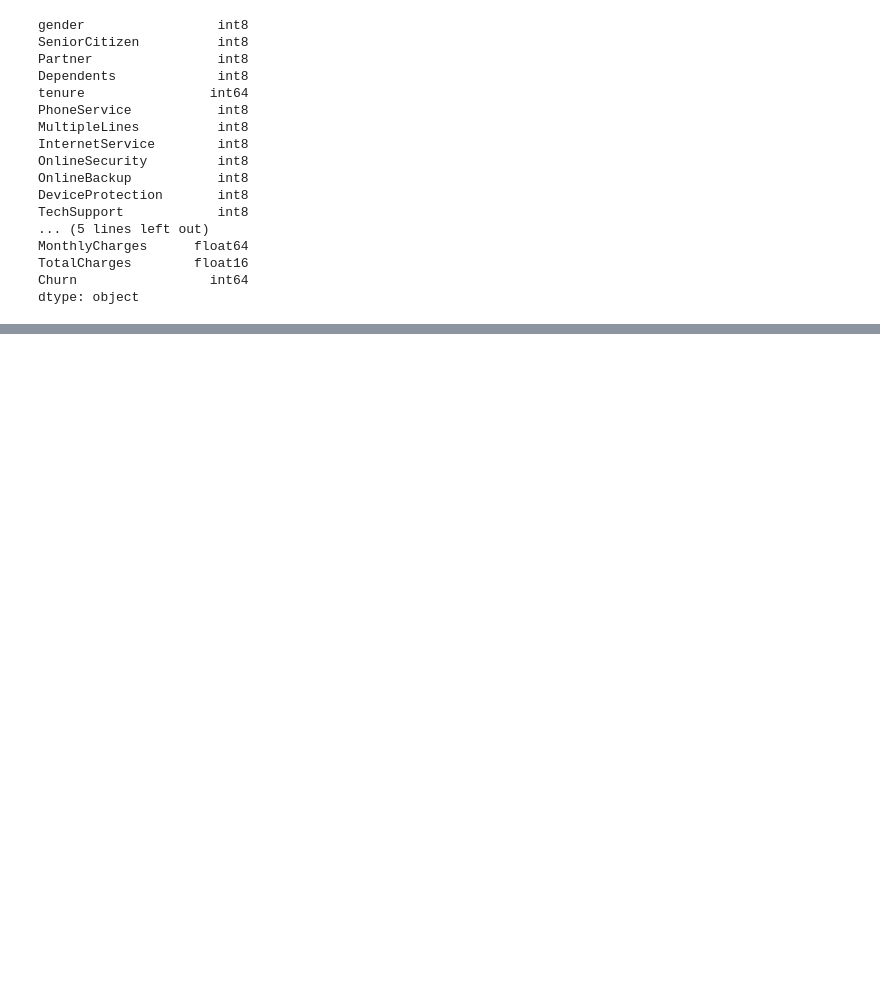
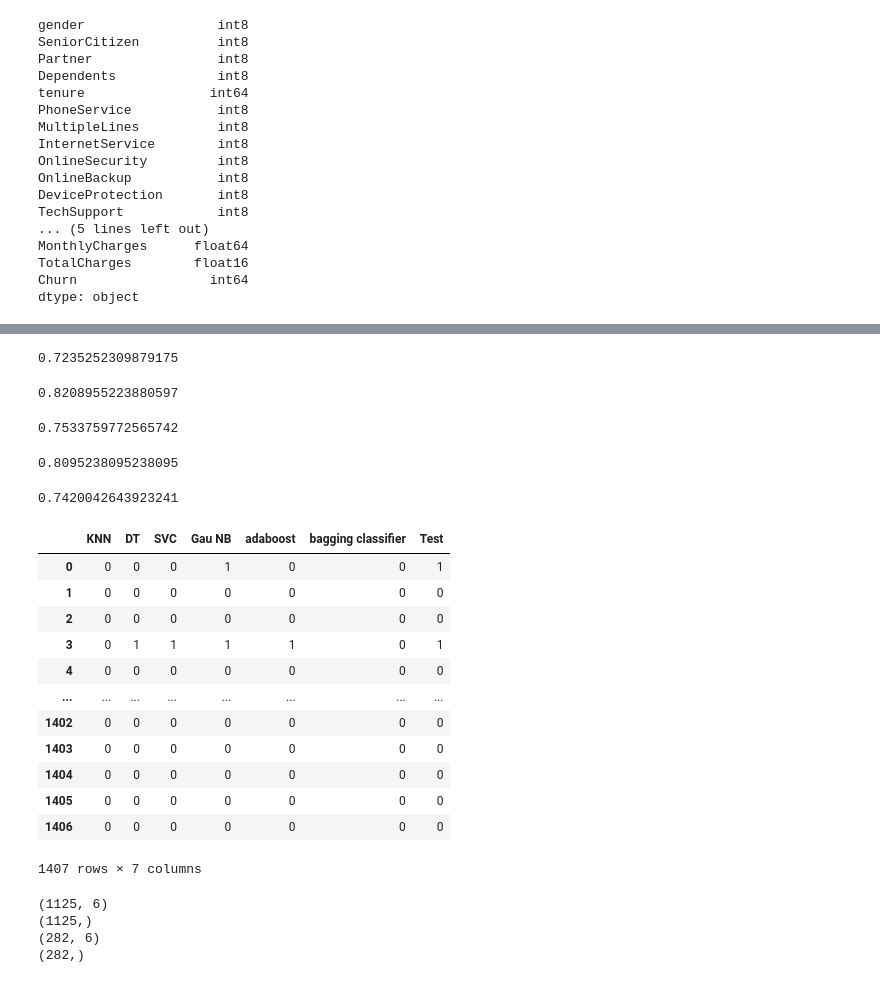
Before and after one commit to Shankar0x/CSE305_EnsembleChurnProject, a Jupyter notebook: main.ipynb, the cells around one changed output, grey strips where cells are left out. Saved outputs shown, nothing was run; the diff lists cells and outputs as text; code cells hidden in the pictures; blank space fills up the shorter version.

```diff
--- a/main.ipynb
+++ b/main.ipynb
@@ -650,0 +777,77 @@ dtype: object
+# %%
+# DT
+from sklearn import tree
+clf = tree.DecisionTreeClassifier()
+clf = clf.fit(x_train, y_train)
+y_pred_2 = clf.predict(x_test)
+print(metrics.accuracy_score(y_test, y_pred_2))
+# %% [output]
+0.7235252309879175
+# %%
+# SVM
+import numpy as np
+from sklearn.pipeline import make_pipeline
+from sklearn.preprocessing import StandardScaler
+from sklearn.svm import SVC
+clf = make_pipeline(StandardScaler(), SVC(gamma='auto'))
+clf.fit(X, y)
+y_pred_3 = clf.predict(x_test)
+print(metrics.accuracy_score(y_test, y_pred_3))
+# %% [output]
+0.8208955223880597
+# %%
+# GNB
+from sklearn.naive_bayes import GaussianNB
+clf = GaussianNB()
+clf.fit(x_train, y_train)
+y_pred_4 = clf.predict(x_test)
+print(metrics.accuracy_score(y_test, y_pred_4))
+# %% [output]
+0.7533759772565742
+# %%
+# AdaBoost
+from sklearn.ensemble import AdaBoostClassifier
+clf = AdaBoostClassifier(n_estimators=100, random_state=0)
+clf.fit(x_train, y_train)
+y_pred_5 = clf.predict(x_test)
+print(metrics.accuracy_score(y_test, y_pred_5))
+# %% [output]
+0.8095238095238095
+# %%
+# Bagging classifier
+from sklearn.svm import SVC
+from sklearn.ensemble import BaggingClassifier
+clf = BaggingClassifier(base_estimator=SVC(),
+                        n_estimators=10, random_state=0).fit(x_train, y_train)
+y_pred_6 = clf.predict(x_test)
+print(metrics.accuracy_score(y_test, y_pred_6))
+# %% [output]
+0.7420042643923241
+# %%
+new_df = pd.DataFrame(list(zip(y_pred_1, y_pred_2, y_pred_3, y_pred_4, y_pred_5, y_pred_6, y_test)), columns=['KNN','DT','SVC','Gau NB',  'adaboost','bagging classifier','Test'])
+new_df
+# %% [output]
+|  | KNN | DT | SVC | Gau NB | adaboost | bagging classifier | Test |
+| 0 | 0 | 0 | 0 | 1 | 0 | 0 | 1 |
+| 1 | 0 | 0 | 0 | 0 | 0 | 0 | 0 |
+| 2 | 0 | 0 | 0 | 0 | 0 | 0 | 0 |
+| 3 | 0 | 1 | 1 | 1 | 1 | 0 | 1 |
+| 4 | 0 | 0 | 0 | 0 | 0 | 0 | 0 |
+| ... | ... | ... | ... | ... | ... | ... | ... |
+| 1402 | 0 | 0 | 0 | 0 | 0 | 0 | 0 |
+| 1403 | 0 | 0 | 0 | 0 | 0 | 0 | 0 |
+| 1404 | 0 | 0 | 0 | 0 | 0 | 0 | 0 |
+| 1405 | 0 | 0 | 0 | 0 | 0 | 0 | 0 |
+| 1406 | 0 | 0 | 0 | 0 | 0 | 0 | 0 |
+1407 rows × 7 columns
+# %%
+meta_x_train, meta_x_test, meta_y_train, meta_y_test = tts(new_df[new_df.columns[:-1]],new_df['Test'],test_size=0.2)
+print(meta_x_train.shape)
+print(meta_y_train.shape)
+print(meta_x_test.shape)
+print(meta_y_test.shape)
+# %% [output]
+(1125, 6)
+(1125,)
+(282, 6)
+(282,)
```
Also changed, not shown: parts of 15 cells of this notebook, 4 other files.
